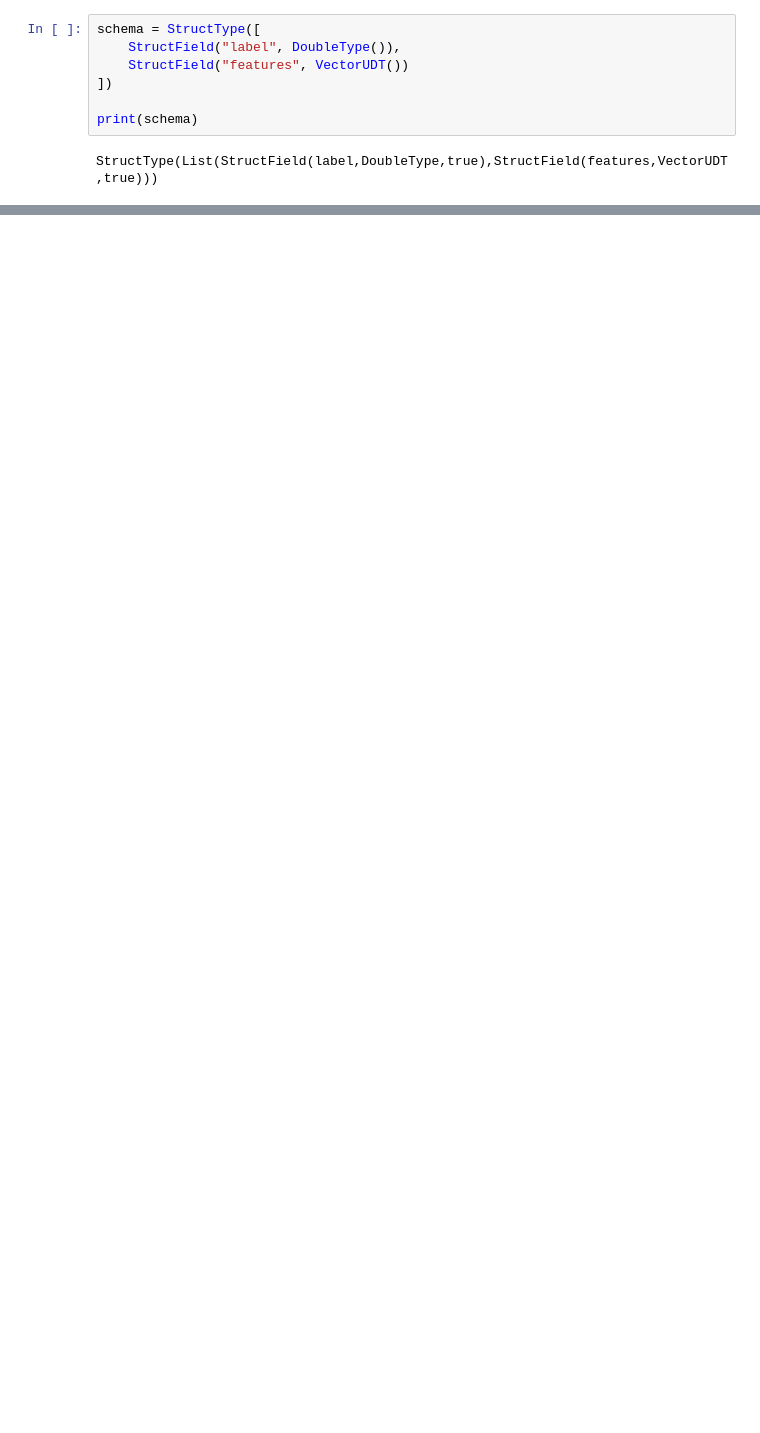
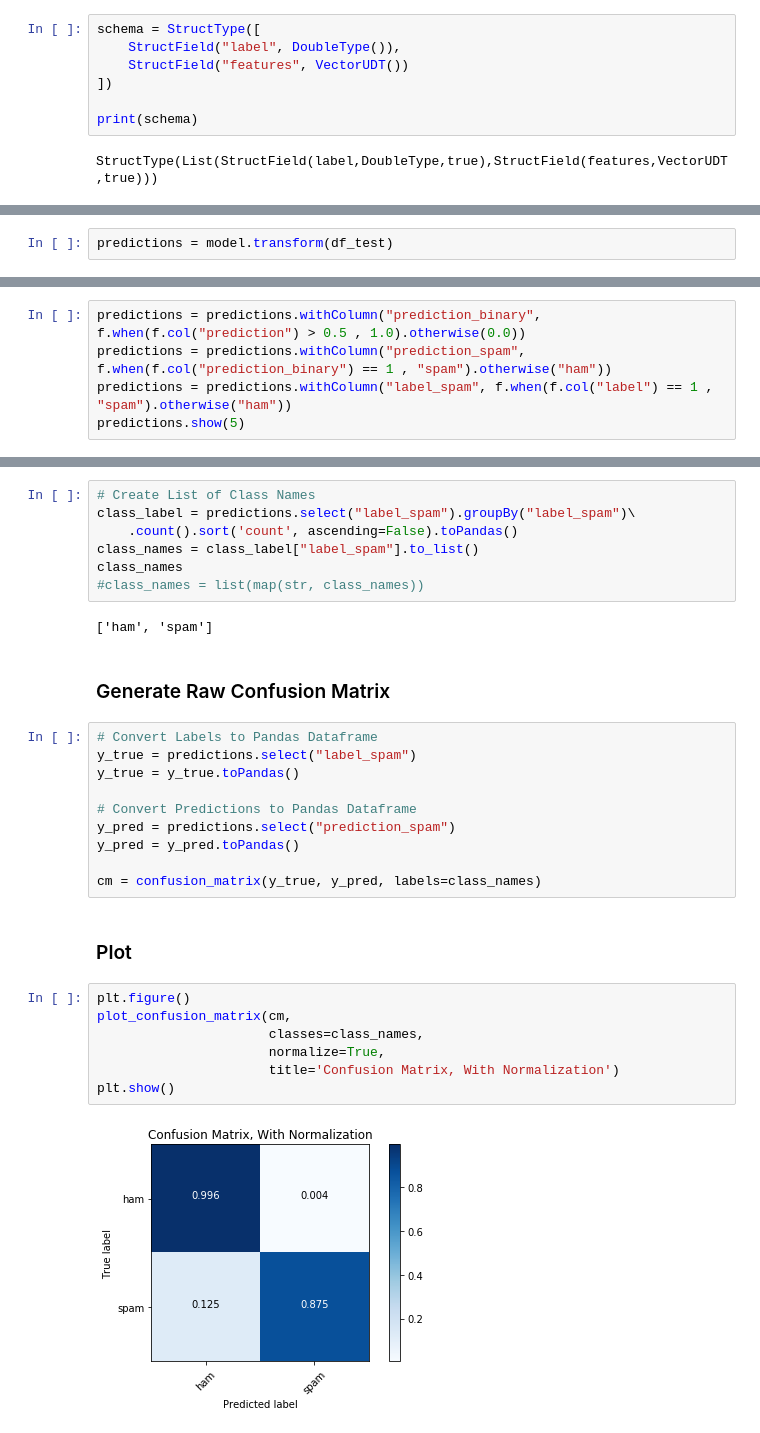
Before and after one commit to canfielder/DSBA-6190_Proj3_Spark_w_Sagemaker, a Jupyter notebook: notebooks/spam_identification.ipynb, the cells around one changed output, grey strips where cells are left out. Drawn from its saved outputs; the diff is of its cells as text; blank space fills up the shorter version.

```diff
--- a/notebooks/spam_identification.ipynb
+++ b/notebooks/spam_identification.ipynb
@@ -657,0 +609,2 @@ for m in pipelineModelSM.stages:
+# %%
+predictions = model.transform(df_test)
@@ -657,0 +615,5 @@ for m in pipelineModelSM.stages:
+# %%
+predictions = predictions.withColumn("prediction_binary", f.when(f.col("prediction") > 0.5 , 1.0).otherwise(0.0))
+predictions = predictions.withColumn("prediction_spam", f.when(f.col("prediction_binary") == 1 , "spam").otherwise("ham"))
+predictions = predictions.withColumn("label_spam", f.when(f.col("label") == 1 , "spam").otherwise("ham"))
+predictions.show(5)
@@ -657,0 +720,32 @@ for m in pipelineModelSM.stages:
+# %%
+# Create List of Class Names
+class_label = predictions.select("label_spam").groupBy("label_spam")\
+    .count().sort('count', ascending=False).toPandas()
+class_names = class_label["label_spam"].to_list()
+class_names
+#class_names = list(map(str, class_names))
+# %% [output]
+['ham', 'spam']
+# %% [markdown]
+### Generate Raw Confusion Matrix
+# %%
+# Convert Labels to Pandas Dataframe
+y_true = predictions.select("label_spam")
+y_true = y_true.toPandas()
+
+# Convert Predictions to Pandas Dataframe
+y_pred = predictions.select("prediction_spam")
+y_pred = y_pred.toPandas()
+
+cm = confusion_matrix(y_true, y_pred, labels=class_names)
+# %% [markdown]
+### Plot
+# %%
+plt.figure()
+plot_confusion_matrix(cm,
+                      classes=class_names,
+                      normalize=True,
+                      title='Confusion Matrix, With Normalization')
+plt.show()
+# %% [output]
+[figure, added]
```
Also changed, not shown: parts of 47 cells of this notebook.
